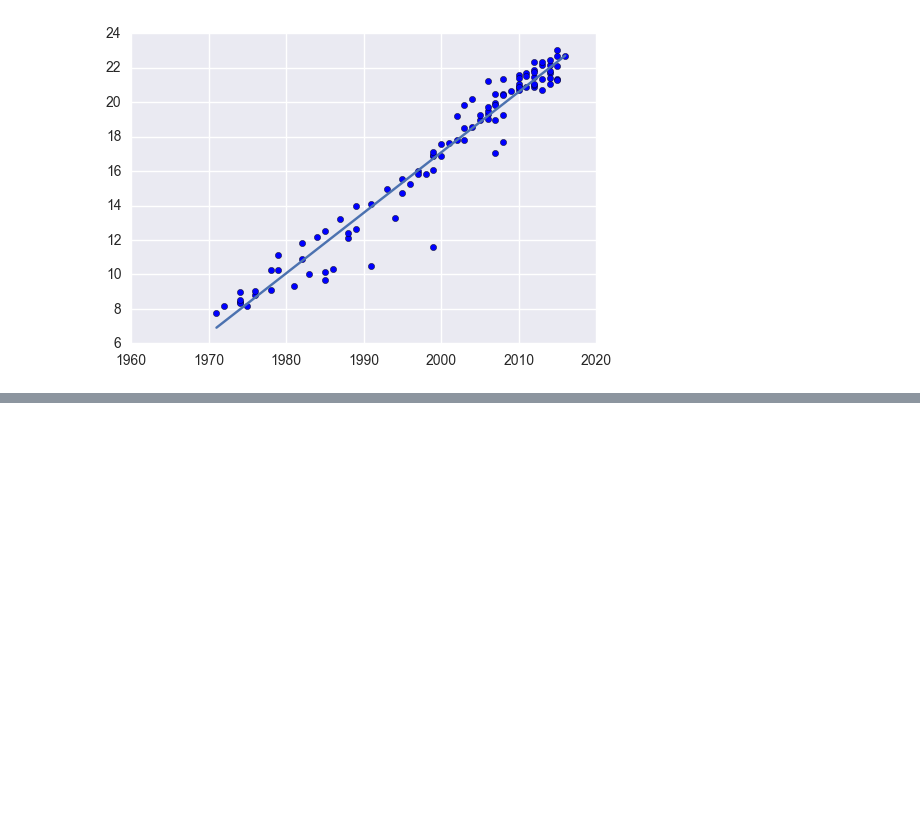
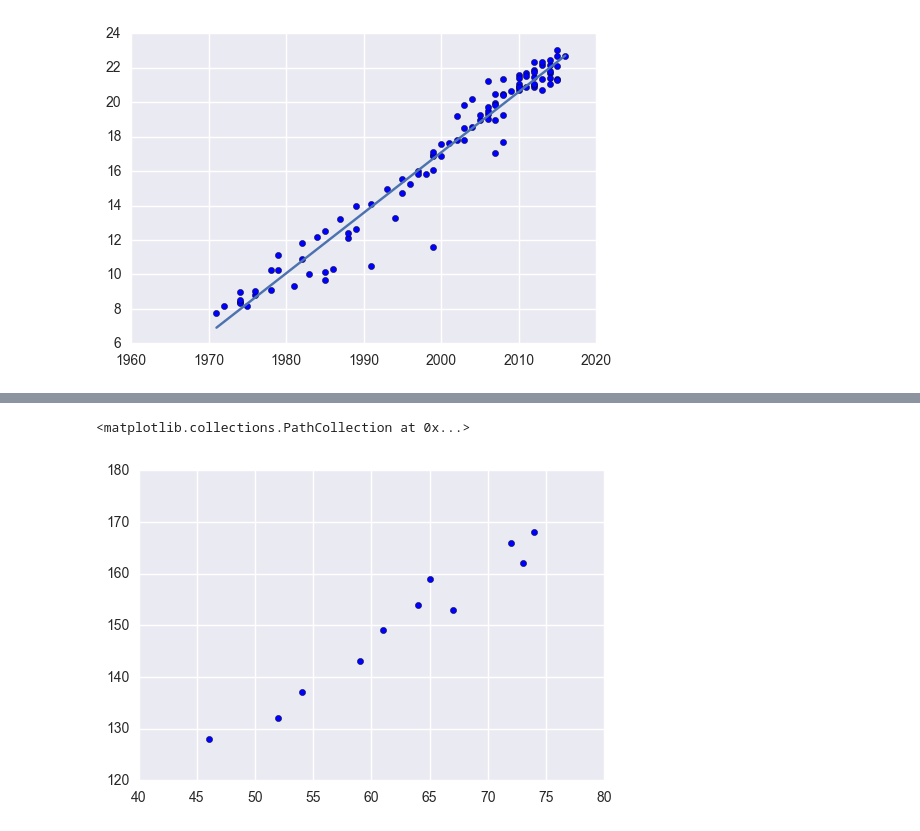
Before and after one commit to alvin319/book-notes, a Jupyter notebook: miscellaneous/linear_regression.ipynb, the cells around one changed output, grey strips where cells are left out. Cells and saved outputs as stored; diff of their text form; code cells hidden in the pictures; blank space fills up the shorter version.

```diff
--- a/miscellaneous/linear_regression.ipynb
+++ b/miscellaneous/linear_regression.ipynb
@@ -83,0 +168,5 @@ R^2: 0.952944285229
+# %%
+plt.scatter(X[:,1], X[:,0])
+# %% [output]
+<matplotlib.collections.PathCollection at 0x...>
+[figure, added]
```
Also changed, not shown: parts of 11 cells of this notebook, 4 other files.
